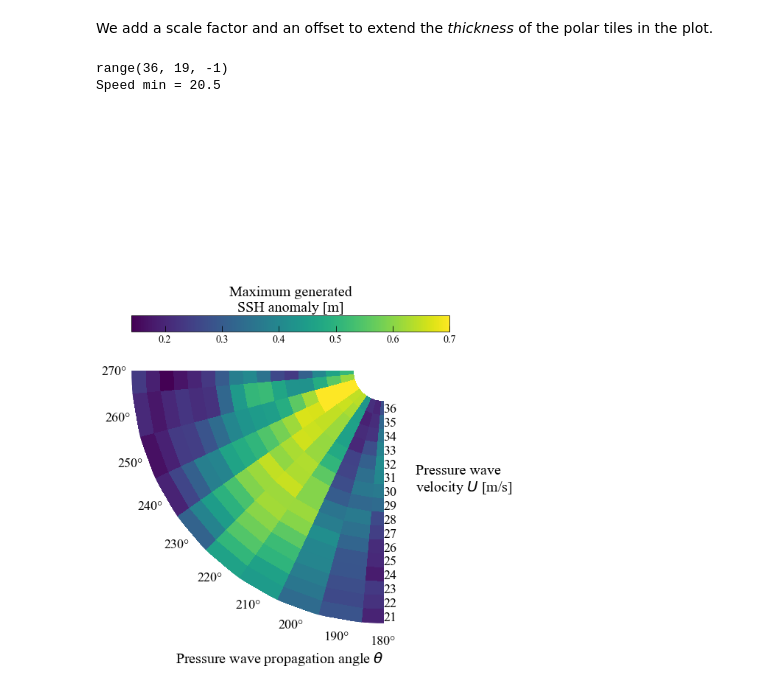
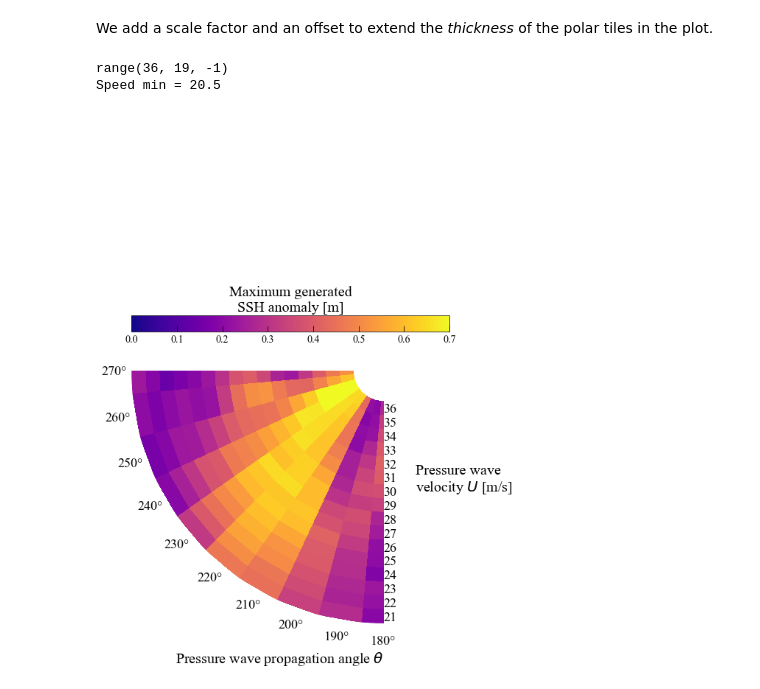
Before and after one commit to socib/SOCIB_plots, a Jupyter notebook: Projects/Rissaga/plot_paperfigure2_polar.ipynb, the cells around one changed output. Saved outputs shown, nothing was run; the diff lists cells and outputs as text; code cells hidden in the pictures.

```diff
--- a/Projects/Rissaga/plot_paperfigure2_polar.ipynb
+++ b/Projects/Rissaga/plot_paperfigure2_polar.ipynb
@@ -56,7 +56,10 @@ def plot_dispersion_polar(angles, speeds, elevations, figname, factor=3., offset
     ax.set_theta_direction(-1)
     ax.set_theta_zero_location("N")
 
-    pc = plt.pcolormesh(np.deg2rad(angles), speeds * factor - offset, np.flipud(elevations.T))
+    pc = plt.pcolormesh(np.deg2rad(angles), speeds * factor - offset,
+                        np.flipud(elevations.T),
+                        cmap=plt.cm.plasma,
+                        vmin=0.)
 
     lines, labels = plt.thetagrids(np.arange(angles.min(), angles.max() + .1, 10),
                                    frac=1.07, fontsize=18)
@@ -83,8 +86,8 @@ def plot_dispersion_polar(angles, speeds, elevations, figname, factor=3., offset
 
     plt.close()
 # %%
-plot_dispersion_polar(angles2plot, speeds2plot, stationMaxElevs2, os.path.join(figdir, 'polarpcolor7.png'))
+plot_dispersion_polar(angles2plot, speeds2plot, stationMaxElevs2, os.path.join(figdir, 'polarpcolor8.png'))
 # %% [output]
 range(36, 19, -1)
 Speed min = 20.5
-[figure, old version]
+[figure, new version]
```
